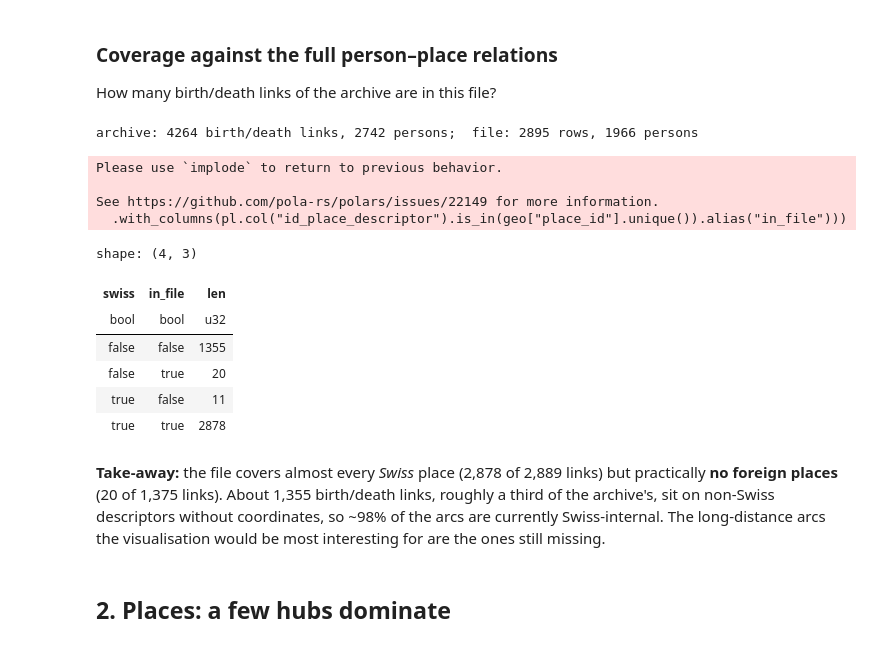
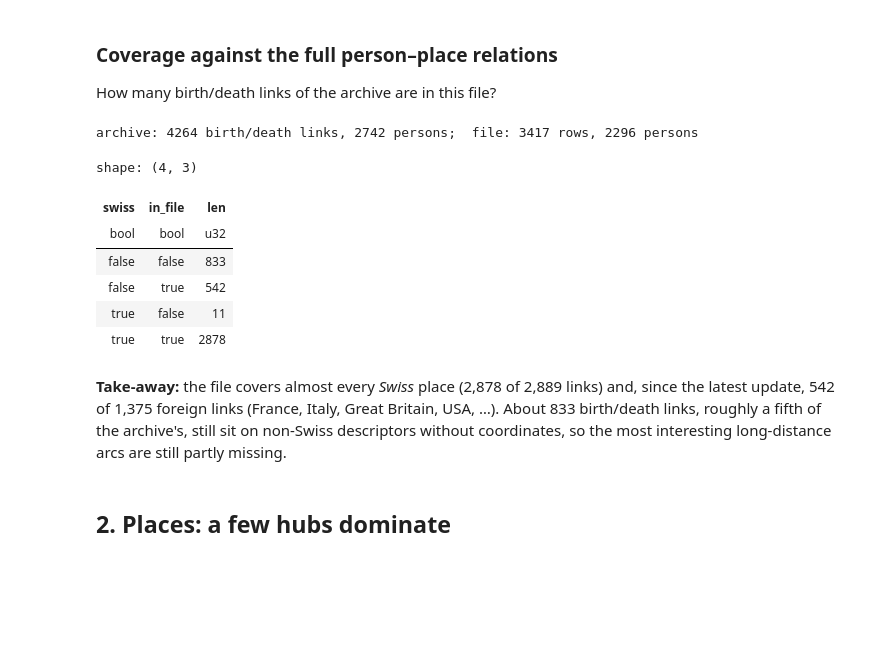
Before and after one commit to burgerbibliothek/glamhack26, a Jupyter notebook: data/notebooks/birth_death_analysis.ipynb, the cells around one changed output. Cells and saved outputs as stored; diff of their text form; code cells hidden in the pictures; blank space fills up the shorter version.

```diff
--- a/data/notebooks/birth_death_analysis.ipynb
+++ b/data/notebooks/birth_death_analysis.ipynb
@@ -75,29 +75,25 @@ How many birth/death links of the archive are in this file?
 # %%
 d = bm.HERE
 links = (pl.read_parquet(d / "persons_descriptors_places_descriptors.parquet")
            .filter(pl.col("role").is_in([1, 2]))
            .join(pl.read_parquet(bm.PLACES_PATH).select(pl.col("id").alias("id_place_descriptor"), "id_name", "label"), on="id_place_descriptor")
            .with_columns(pl.struct("id_name", "label").map_elements(lambda s: bm.place_country(s["id_name"], s["label"]), return_dtype=pl.String).eq("Schweiz (CH)").alias("swiss"))
-           .with_columns(pl.col("id_place_descriptor").is_in(geo["place_id"].unique()).alias("in_file")))
+           .with_columns(pl.col("id_place_descriptor").is_in(geo["place_id"].unique().to_list()).alias("in_file")))
 print(f"archive: {links.height} birth/death links, {links['id_person_descriptor'].n_unique()} persons;  file: {geo.height} rows, {geo['ark'].n_unique()} persons")
 links.group_by("swiss", "in_file").len().sort("swiss", "in_file")
 # %% [output]
-archive: 4264 birth/death links, 2742 persons;  file: 2895 rows, 1966 persons
+archive: 4264 birth/death links, 2742 persons;  file: 3417 rows, 2296 persons
-Please use `implode` to return to previous behavior.
-
-See https://github.com/pola-rs/polars/issues/22149 for more information.
-  .with_columns(pl.col("id_place_descriptor").is_in(geo["place_id"].unique()).alias("in_file")))
+shape: (4, 3)
-shape: (4, 3)
 | swiss | in_file | len |
 | bool | bool | u32 |
-| false | false | 1355 |
-| false | true | 20 |
+| false | false | 833 |
+| false | true | 542 |
 | true | false | 11 |
 | true | true | 2878 |
 # %% [markdown]
-**Take-away:** the file covers almost every *Swiss* place (2,878 of 2,889 links) but practically **no foreign places** (20 of 1,375 links).
-About 1,355 birth/death links, roughly a third of the archive's, sit on non-Swiss descriptors without coordinates,
-so ~98% of the arcs are currently Swiss-internal. The long-distance arcs the visualisation would be most interesting for are the ones still missing.
+**Take-away:** the file covers almost every *Swiss* place (2,878 of 2,889 links) and, since the latest update, 542 of 1,375 foreign links (France, Italy, Great Britain, USA, …).
+About 833 birth/death links, roughly a fifth of the archive's, still sit on non-Swiss descriptors without coordinates,
+so the most interesting long-distance arcs are still partly missing.
 # %% [markdown]
 ## 2. Places: a few hubs dominate
 # %%
```
Also changed, not shown: parts of 18 cells of this notebook, 1 other file.
